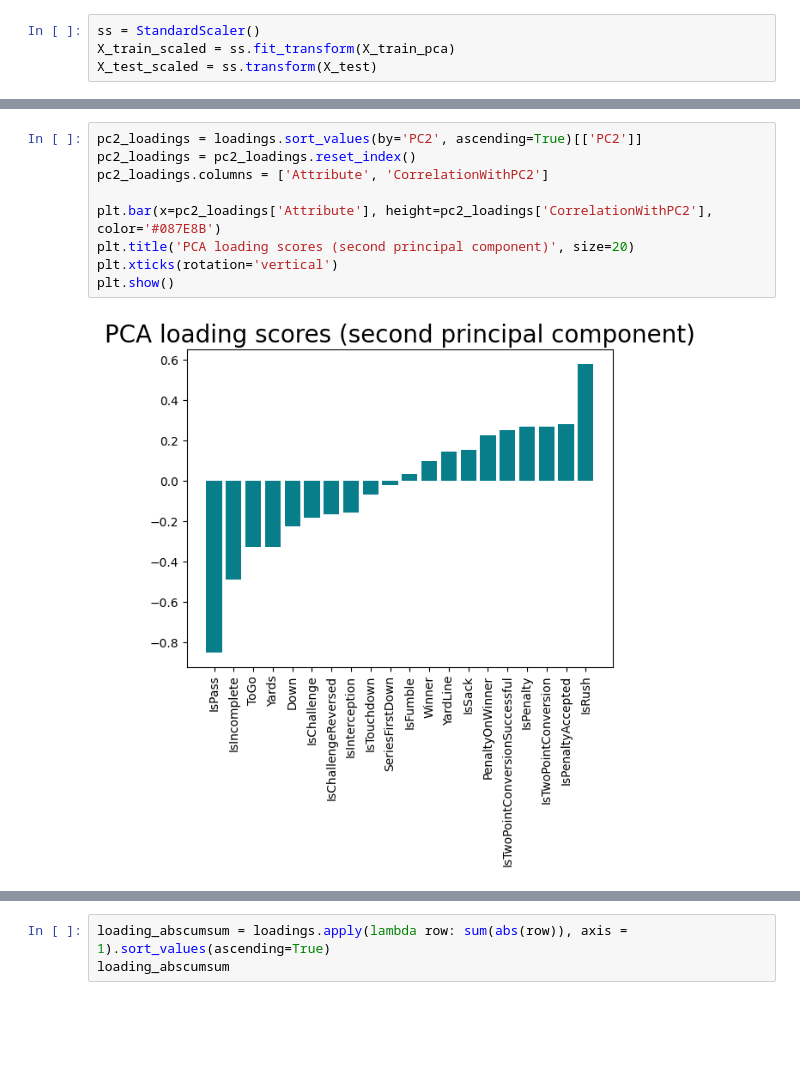
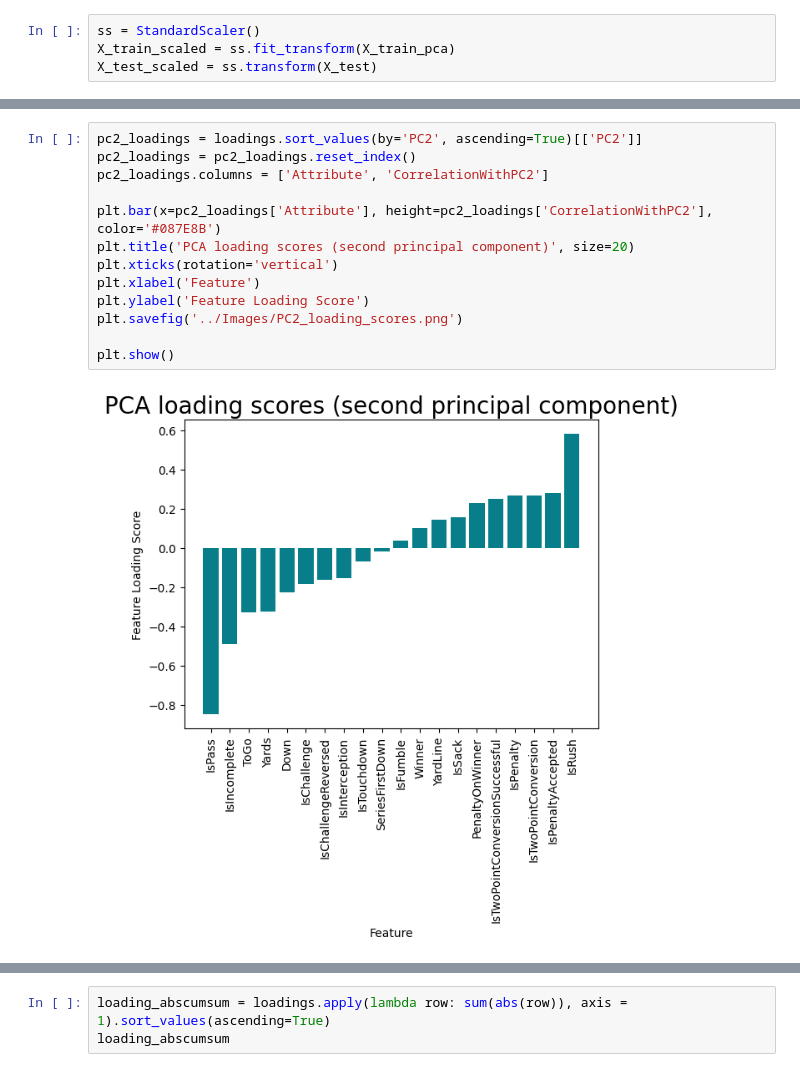
Before and after one commit to Pratik-Chaudhari-ggc/GT-Hacklytics, a Jupyter notebook: notebooks/dtc-notebook.ipynb, the cells around one changed output, grey strips where cells are left out. Saved outputs shown, nothing was run; the diff lists cells and outputs as text; blank space fills up the shorter version.

```diff
--- a/notebooks/dtc-notebook.ipynb
+++ b/notebooks/dtc-notebook.ipynb
@@ -103,11 +116,15 @@ plt.show()
 # %%
 pc2_loadings = loadings.sort_values(by='PC2', ascending=True)[['PC2']]
 pc2_loadings = pc2_loadings.reset_index()
 pc2_loadings.columns = ['Attribute', 'CorrelationWithPC2']
 
 plt.bar(x=pc2_loadings['Attribute'], height=pc2_loadings['CorrelationWithPC2'], color='#087E8B')
 plt.title('PCA loading scores (second principal component)', size=20)
 plt.xticks(rotation='vertical')
+plt.xlabel('Feature')
+plt.ylabel('Feature Loading Score')
+plt.savefig('../Images/PC2_loading_scores.png')
+
 plt.show()
 # %% [output]
-[figure, old version]
+[figure, new version]
```
Also changed, not shown: parts of 11 cells of this notebook, 5 other files.
